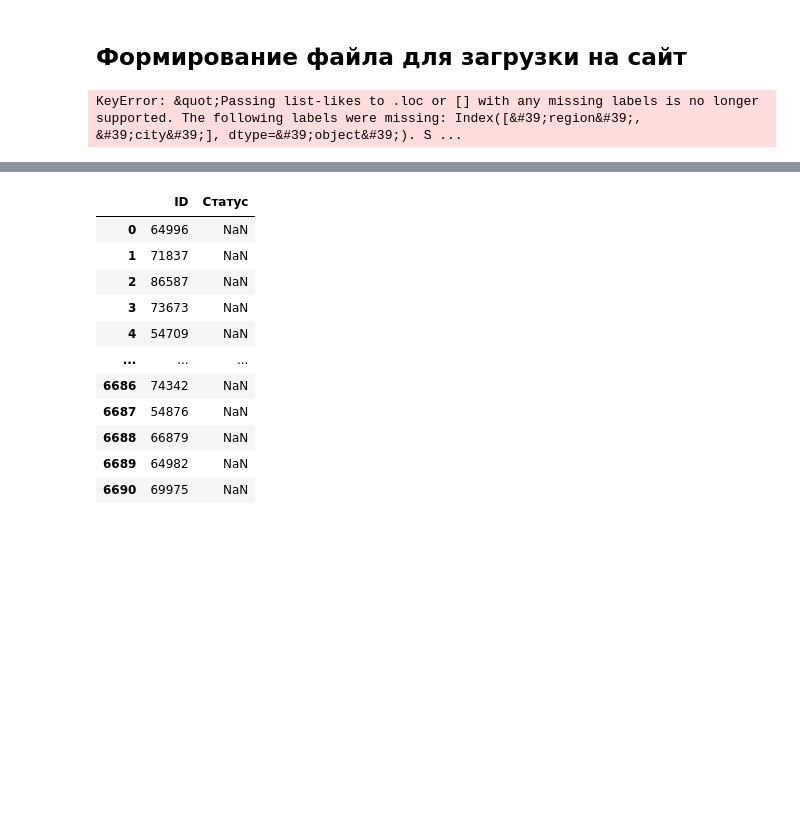
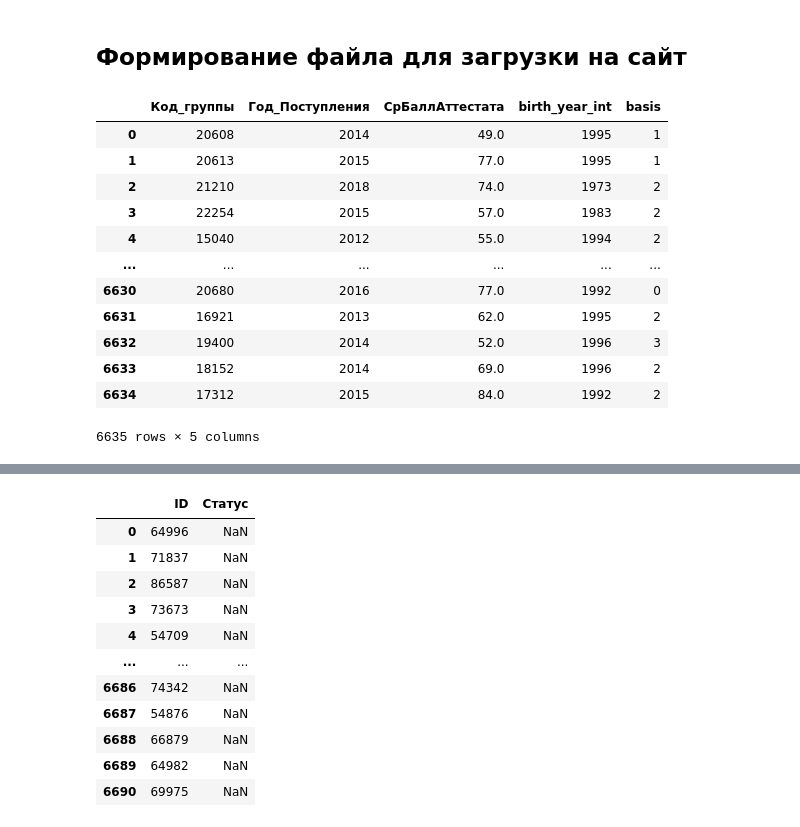
Before and after one commit to RomanZorkin/digital_match_altay, a Jupyter notebook: notebooks/neiro.ipynb, the cells around one changed output, grey strips where cells are left out. Saved outputs shown, nothing was run; the diff lists cells and outputs as text; code cells hidden in the pictures; blank space fills up the shorter version.

```diff
--- a/notebooks/neiro.ipynb
+++ b/notebooks/neiro.ipynb
@@ -125,10 +111,22 @@ df_test_base = pd.read_csv("data/test_frame.csv")
 df_submission = pd.read_csv("data/sample_submission.csv")
 # %%
 df_test = df_test_base.loc[:, columns]
-df_test = df_test.drop(['Статус',], axis=1)
+#df_test = df_test.drop(['Статус',], axis=1)
 df_test
 # %% [output]
+|  | Код_группы | Год_Поступления | СрБаллАттестата | birth_year_int | basis |
+| 0 | 20608 | 2014 | 49.0 | 1995 | 1 |
+| 1 | 20613 | 2015 | 77.0 | 1995 | 1 |
+| 2 | 21210 | 2018 | 74.0 | 1973 | 2 |
+| 3 | 22254 | 2015 | 57.0 | 1983 | 2 |
+| 4 | 15040 | 2012 | 55.0 | 1994 | 2 |
+| ... | ... | ... | ... | ... | ... |
+| 6630 | 20680 | 2016 | 77.0 | 1992 | 0 |
+| 6631 | 16921 | 2013 | 62.0 | 1995 | 2 |
+| 6632 | 19400 | 2014 | 52.0 | 1996 | 3 |
+| 6633 | 18152 | 2014 | 69.0 | 1996 | 2 |
+| 6634 | 17312 | 2015 | 84.0 | 1992 | 2 |
-KeyError: &quot;Passing list-likes to .loc or [] with any missing labels is no longer supported. The following labels were missing: Index([&#39;region&#39;, &#39;city&#39;], dtype=&#39;object&#39;). S ...
+6635 rows × 5 columns
 # %%
 df_test = df_test.fillna(0)
 df_test.shape
```
Also changed, not shown: parts of 11 cells of this notebook, 7 other files.
